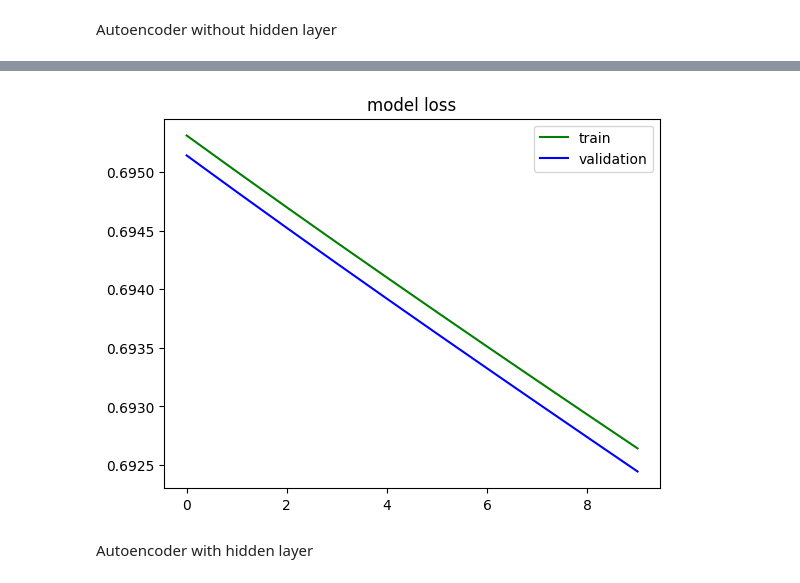
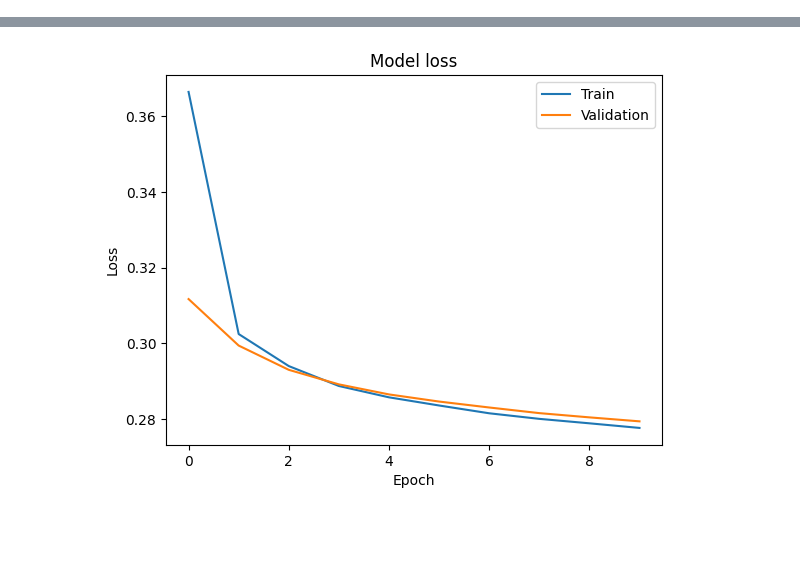
Before and after one commit to Nagi-131/ICP-5, a Jupyter notebook: 700761149 ICP5.ipynb, the cells around one changed output, grey strips where cells are left out. Saved outputs shown, nothing was run; the diff lists cells and outputs as text; code cells hidden in the pictures; blank space fills up the shorter version.

```diff
--- a/700761149 ICP5.ipynb
+++ b/700761149 ICP5.ipynb
@@ -1,39 +1,62 @@
 # %% [markdown]
 <a href="https://colab.research.google.com/github/Nagi-131/ICP-5/blob/main/700761149%20ICP5.ipynb" target="_parent"><img src="https://colab.research.google.com/assets/colab-badge.svg" alt="Open In Colab"/></a>
-# %% [markdown]
-Autoencoder without hidden layer
 # %%
 from keras.layers import Input, Dense
 from keras.models import Model
-from keras.datasets import mnist
+from keras.datasets import mnist, fashion_mnist
 import numpy as np
 
-encoding_dim = 64
+# Define the size of our encoded representations
+encoding_dim = 64  # Increased the encoding dimension for better performance
 
+# This is our input placeholder
 input_img = Input(shape=(784,))
 
-encoded = Dense(encoding_dim, activation='relu')(input_img)
-decoded = Dense(784, activation='sigmoid')(encoded)
+# Adding a hidden layer
+hidden_1 = Dense(128, activation='relu')(input_img)
+
+# "encoded" is the encoded representation of the input
+encoded = Dense(encoding_dim, activation='relu')(hidden_1)
+
+# Adding another hidden layer after encoding
+hidden_2 = Dense(128, activation='relu')(encoded)
+
+# "decoded" is the lossy reconstruction of the input
+decoded = Dense(784, activation='sigmoid')(hidden_2)
+
+# This model maps an input to its reconstruction
 autoencoder = Model(input_img, decoded)
-encoder = Model(input_img, encoded)
 
-encoded_input = Input(shape=(encoding_dim,))
-decoder_layer = autoencoder.layers[-1]
-decoder = Model(encoded_input, decoder_layer(encoded_input))
+# Compile the model with a different optimizer and learning rate
+autoencoder.compile(optimizer='adam', loss='binary_crossentropy')
 
-autoencoder.compile(optimizer='adadelta', loss='binary_crossentropy')
-(x_train, _), (x_test, _) = mnist.load_data()
+# Load and preprocess the data
+(x_train, y_train), (x_test, y_test) = fashion_mnist.load_data()
+
+# Normalize the data
 x_train = x_train.astype('float32') / 255.
 x_test = x_test.astype('float32') / 255.
+
+# Flatten the data
 x_train = x_train.reshape((len(x_train), np.prod(x_train.shape[1:])))
 x_test = x_test.reshape((len(x_test), np.prod(x_test.shape[1:])))
+
+# Train the autoencoder
 history = autoencoder.fit(x_train, x_train,
-                epochs=10,
+                epochs=10,  # Increased number of epochs for better training
                 batch_size=256,
                 shuffle=True,
                 validation_data=(x_test, x_test))
 
-encoded_imgs = encoder.predict(x_test)
-decoded_imgs = decoder.predict(encoded_imgs)
+# Plotting the loss
+import matplotlib.pyplot as plt
+
+plt.plot(history.history['loss'])
+plt.plot(history.history['val_loss'])
+plt.title('Model loss')
+plt.ylabel('Loss')
+plt.xlabel('Epoch')
+plt.legend(['Train', 'Validation'], loc='upper right')
+plt.show()
 # %% [output]
 Epoch 1/10
@@ -56,12 +82 @@ Epoch 10/10
+[figure, added]
-# %%
-# graph
-import matplotlib.pyplot as plt
-plt.plot(history.history['loss'], color="green")
-plt.plot(history.history['val_loss'], color="blue")
-plt.title('model loss')
-plt.legend(['train', 'validation'], loc='upper right')
-plt.show()
-# %% [output]
-[figure, removed]
-# %% [markdown]
-Autoencoder with hidden layer
```
Also changed, not shown: parts of 8 cells of this notebook.
